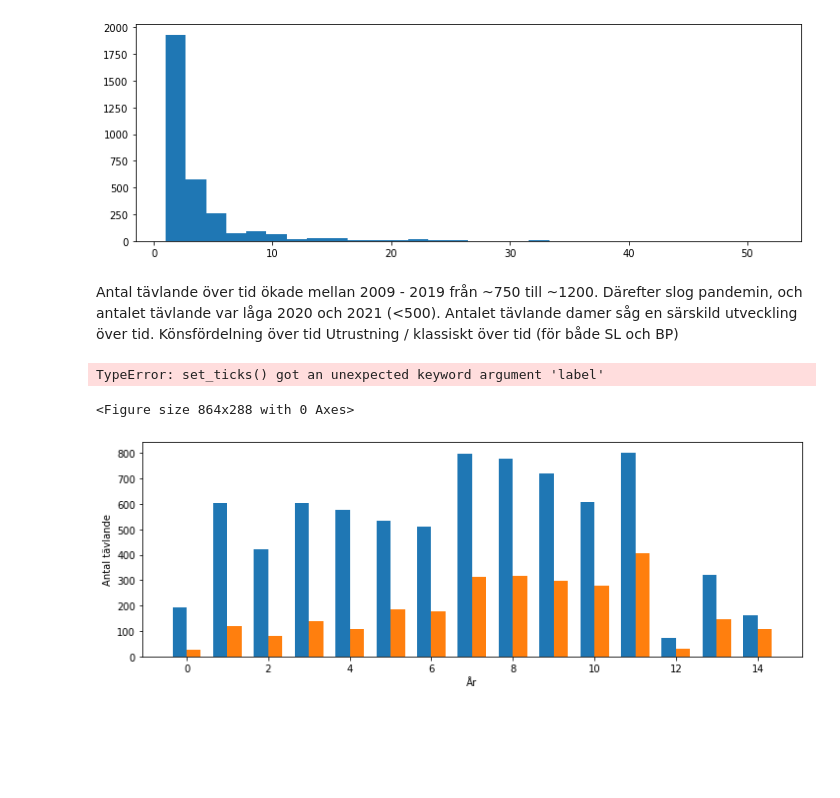
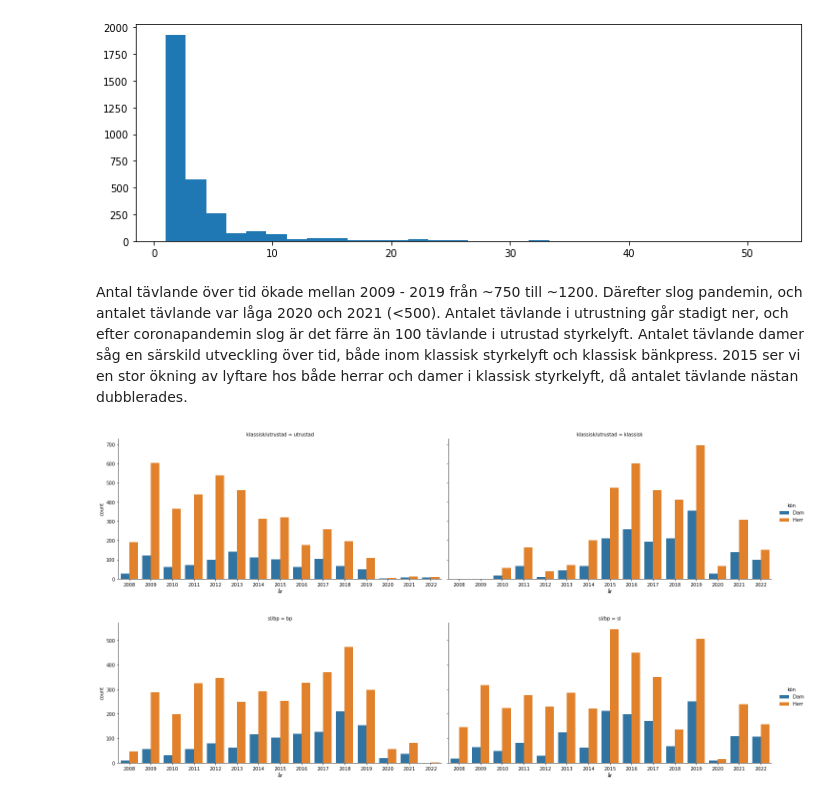
Before and after one commit to ErikHartman/styrkelyft, a Jupyter notebook: ssf_ranking.ipynb, the cells around one changed output. Drawn from its saved outputs; the diff is of its cells as text; code cells hidden in the pictures; blank space fills up the shorter version.

```diff
--- a/ssf_ranking.ipynb
+++ b/ssf_ranking.ipynb
@@ -331,27 +331,16 @@ Name: count_of_count, dtype: int64
 Antal med 1 tävling:  1317
 [figure]
 # %% [markdown]
-Antal tävlande över tid ökade mellan 2009 - 2019 från ~750 till ~1200. Därefter slog pandemin, och antalet tävlande var låga 2020 och 2021 (<500). Antalet tävlande damer såg en särskild utveckling över tid.
-Könsfördelning över tid
-Utrustning / klassiskt över tid (för både SL och BP)
+Antal tävlande över tid ökade mellan 2009 - 2019 från ~750 till ~1200. Därefter slog pandemin, och antalet tävlande var låga 2020 och 2021 (<500). Antalet tävlande i utrustning går stadigt ner, och efter coronapandemin slog är det färre än 100 tävlande i utrustad styrkelyft. Antalet tävlande damer såg en särskild utveckling över tid, både inom klassisk styrkelyft och klassisk bänkpress. 2015 ser vi en stor ökning av lyftare hos både herrar och damer i klassisk styrkelyft, då antalet tävlande nästan dubblerades.
-# %%
-import numpy as np
-
-kön_år = df.groupby(['år','kön']).sum()['count']
-fig = plt.figure(figsize=(12,4))
-kön_år = kön_år.unstack()
-x = np.arange(len(kön_år.index))
-width = 0.35
-
-
-fig, ax = plt.subplots(figsize=(12,4))
-rects1 = ax.bar(x - width/2, kön_år['Herr'], width, label='Herrar')
-rects2 = ax.bar(x + width/2, kön_år['Dam'], width, label='Damer')
-ax.set_ylabel('Antal tävlande')
-ax.set_xlabel('År')
-ax.set_title('Antal tävlande herrar och damer över tid')
-ax.legend()
-# %% [output]
-TypeError: set_ticks() got an unexpected keyword argument 'label'
-<Figure size 864x288 with 0 Axes>
-[figure, removed]
+# %%
+
+df = df.sort_values('år')
+g = sns.catplot(x="år", hue="kön", kind='count',aspect=2,
+            col='klassisk/utrustad', data=df)
+# %% [output]
+[figure, added]
+# %%
+g = sns.catplot(x="år", hue="kön", kind='count',aspect=2,
+            col='sl/bp', data=df)
+# %% [output]
+[figure, added]
```
